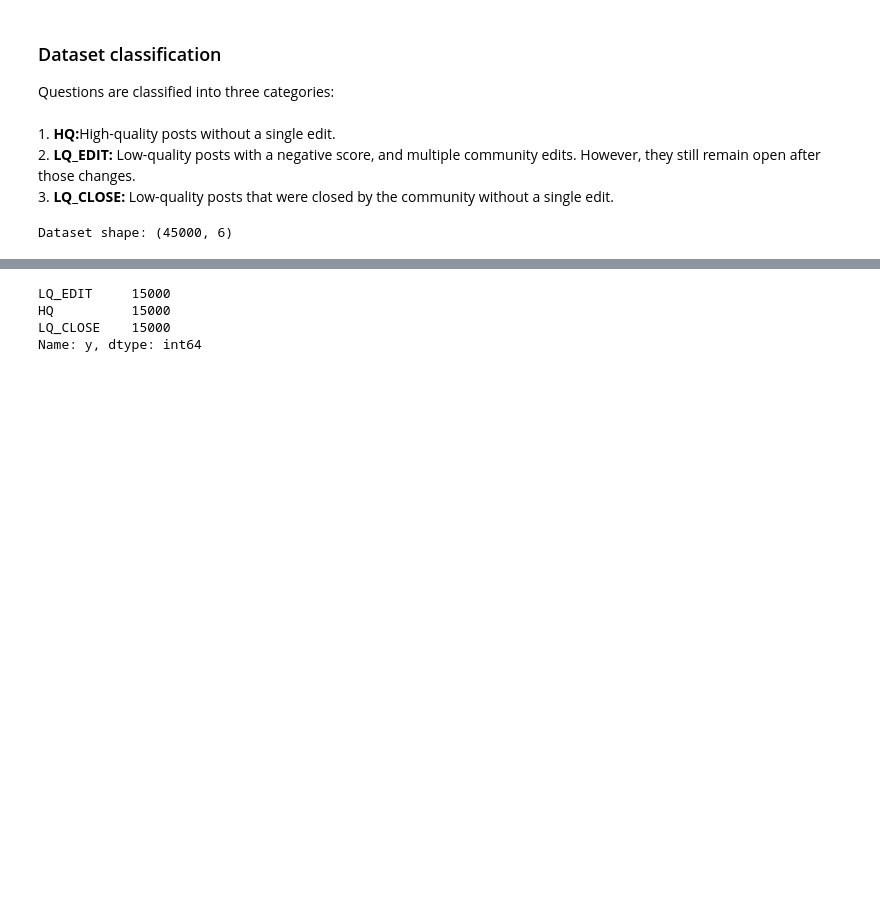
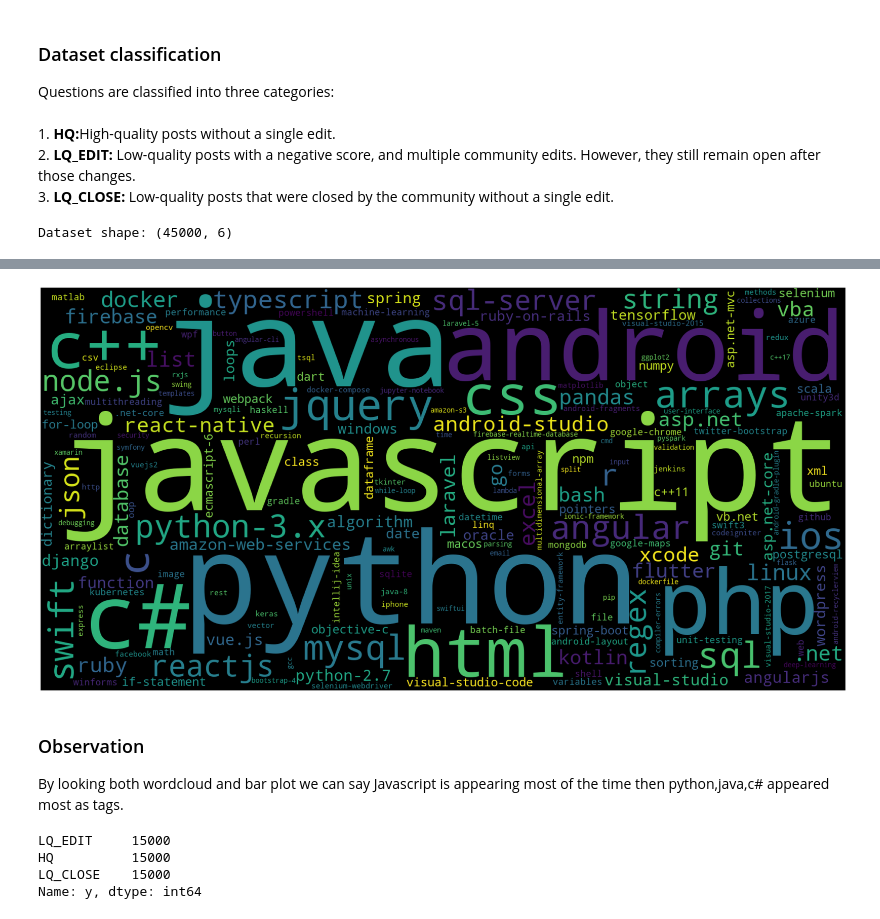
Before and after one commit to SiddharthS7/stackoverflow-questions-tag-analysis, a Jupyter notebook: script.ipynb, the cells around one changed output, grey strips where cells are left out. Saved outputs shown, nothing was run; the diff lists cells and outputs as text; code cells hidden in the pictures; blank space fills up the shorter version.

```diff
--- a/script.ipynb
+++ b/script.ipynb
@@ -125,0 +138,4 @@ plt.show()
+# %%
+#Calculating frequency of each tag by using CountVectorizor function.
+vectorizer = CountVectorizer(tokenizer = lambda x: x.split())
+tag_dtm = vectorizer.fit_transform(df['tags'])
@@ -125,0 +148,4 @@ plt.show()
+# %%
+#Lets now store the document term matrix in a dictionary.
+freqs = tag_dtm.sum(axis=0).A1
+result = dict(zip(tags, freqs))
@@ -126,3 +187,23 @@ plt.show()
+# %%
+# Lets first convert the 'result' dictionary to 'list of tuples'
+tup = dict(result.items())
+#Initializing WordCloud using frequencies of tags.
+wordcloud = WordCloud(    background_color='black',
+                          width=1600,
+                          height=800,
+                    ).generate_from_frequencies(tup)
+
+fig = plt.figure(figsize=(30,20))
+plt.imshow(wordcloud)
+plt.axis('off')
+plt.tight_layout(pad=0)
+fig.savefig("tag.png")
+plt.show()
+# %% [output]
+[figure, added]
+# %% [markdown]
+<h3> Observation</h3>
+By looking both wordcloud and bar plot we can say Javascript is appearing most of the time then python,java,c# appeared most as tags.
 # %%
 df.y.value_counts()[:]
 # %% [output]
```
Also changed, not shown: parts of 26 cells of this notebook, 2 other files.
